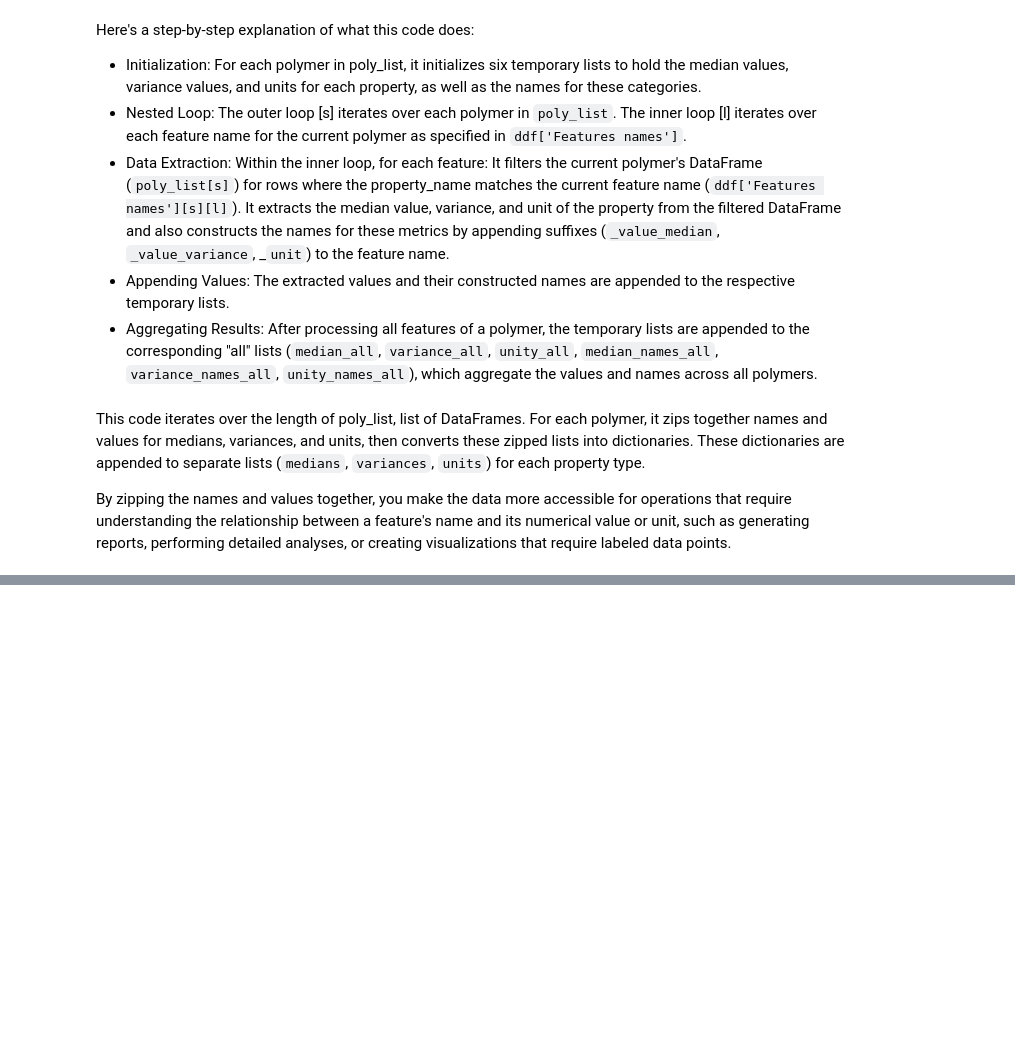
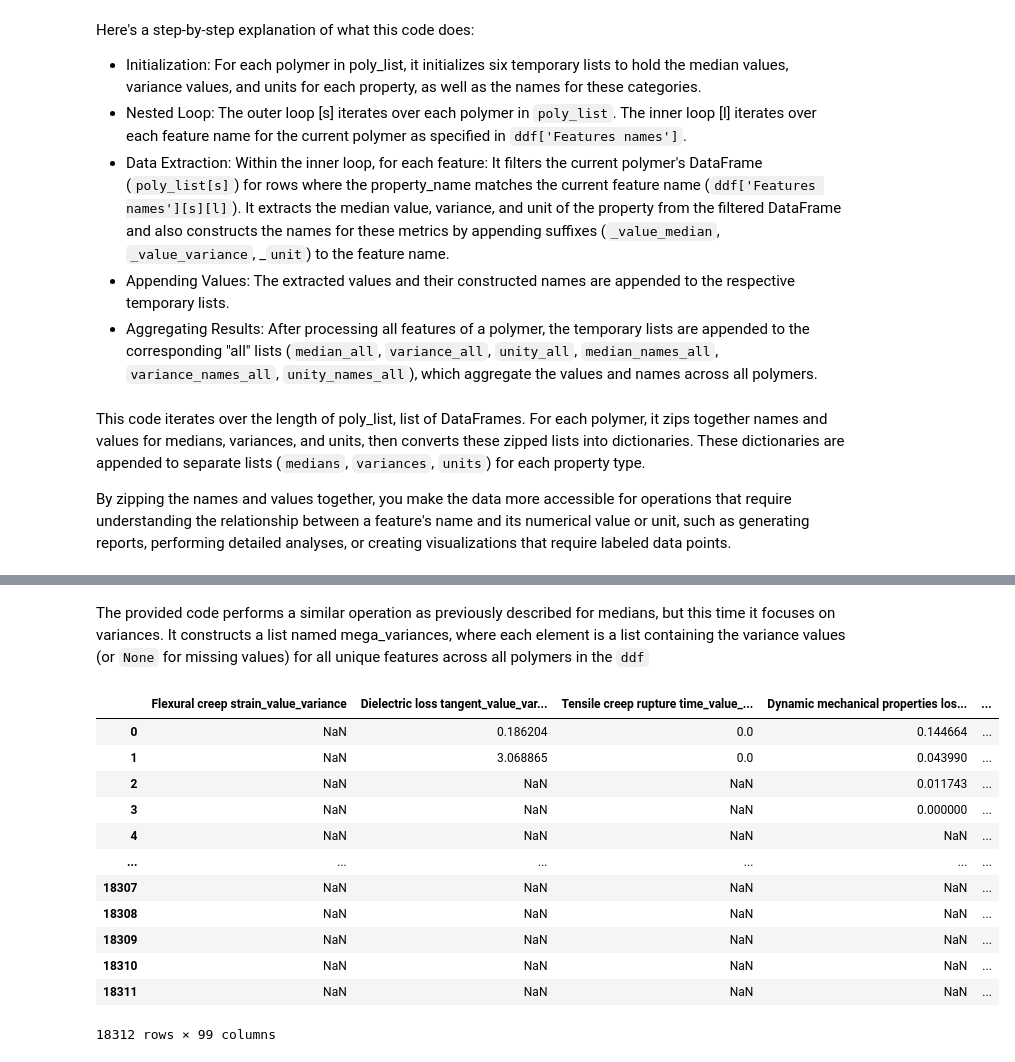
Before and after one commit to chriswilson2020/ML-For-PolymerChemistry, a Jupyter notebook: Polymer Properties.ipynb, the cells around one changed output, grey strips where cells are left out. Saved outputs shown, nothing was run; the diff lists cells and outputs as text; code cells hidden in the pictures; blank space fills up the shorter version.

```diff
--- a/Polymer Properties.ipynb
+++ b/Polymer Properties.ipynb
@@ -313,0 +411,10 @@ Appending to lists: Finally, each dictionary is appended to its corresponding li
+# %% [markdown]
+The provided code performs a similar operation as previously described for medians, but this time it focuses on variances. It constructs a list named mega_variances, where each element is a list containing the variance values (or `None` for missing values) for all unique features across all polymers in the `ddf`
+# %%
+mega_variances = []
+for q in range(len(ddf['polymer_name'])):
+    variance_q = []
+    for u in range(len(variances_unique)):
+        variance_qu = variances[q].get(variances_unique[u], None)
+        variance_q.append(variance_qu)
+    mega_variances.append(variance_q)
@@ -313,0 +423,16 @@ Appending to lists: Finally, each dictionary is appended to its corresponding li
+# %%
+vdf
+# %% [output]
+|  | Flexural creep strain_value_variance | Dielectric loss tangent_value_var... | Tensile creep rupture time_value_... | Dynamic mechanical properties los... | ... |
+| 0 | NaN | 0.186204 | 0.0 | 0.144664 | ... |
+| 1 | NaN | 3.068865 | 0.0 | 0.043990 | ... |
+| 2 | NaN | NaN | NaN | 0.011743 | ... |
+| 3 | NaN | NaN | NaN | 0.000000 | ... |
+| 4 | NaN | NaN | NaN | NaN | ... |
+| ... | ... | ... | ... | ... | ... |
+| 18307 | NaN | NaN | NaN | NaN | ... |
+| 18308 | NaN | NaN | NaN | NaN | ... |
+| 18309 | NaN | NaN | NaN | NaN | ... |
+| 18310 | NaN | NaN | NaN | NaN | ... |
+| 18311 | NaN | NaN | NaN | NaN | ... |
+18312 rows × 99 columns
```
Also changed, not shown: parts of 21 cells of this notebook.
